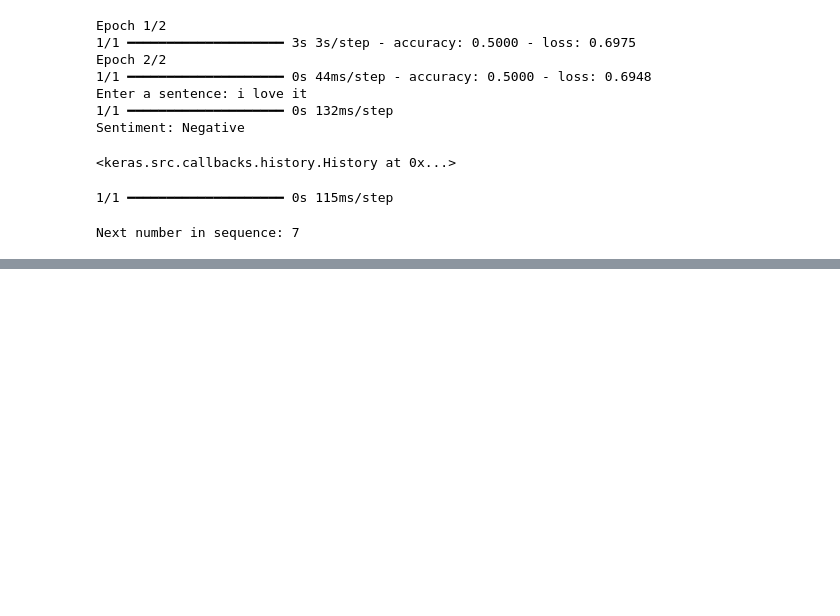
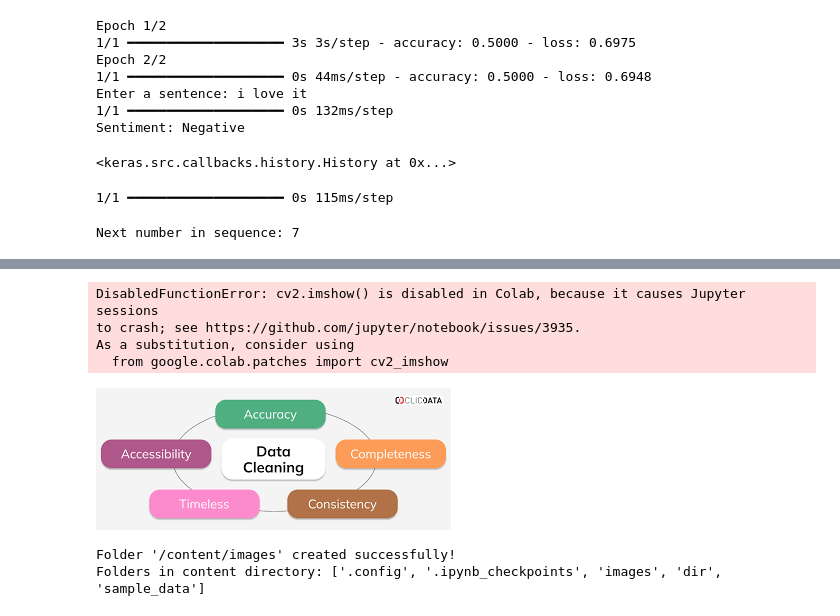
Before and after one commit to arshiya-commits/MyntraCLone, a Jupyter notebook: dl_practice_.ipynb, the cells around one changed output, grey strips where cells are left out. Drawn from its saved outputs; the diff is of its cells as text; code cells hidden in the pictures; blank space fills up the shorter version.

```diff
--- a/dl_practice_.ipynb
+++ b/dl_practice_.ipynb
@@ -476,0 +526,4 @@ Test Accuracy: 0.9437000155448914
+# %%
+mlp=MLPClassifier()
+grid_search=GridSearchCV(mlp,param_grid,cv=5)
+grid_search.fit(x,y)
@@ -476,0 +763,62 @@ Test Accuracy: 0.9437000155448914
+# %%
+import cv2
+
+# Load pre-trained face detector
+face_cascade = cv2.CascadeClassifier(cv2.data.haarcascades + "haarcascade_frontalface_default.xml")
+
+# Read the image
+image = cv2.imread("/data cleaning.png")  # Replace with your image path
+gray = cv2.cvtColor(image, cv2.COLOR_BGR2GRAY)  # Convert to grayscale
+
+# Detect faces
+faces = face_cascade.detectMultiScale(gray, scaleFactor=1.1, minNeighbors=5, minSize=(30, 30))
+
+# Draw a rectangle around detected faces
+for (x, y, w, h) in faces:
+    cv2.rectangle(image, (x, y), (x + w, y + h), (0, 255, 0), 2)
+
+# Show the output
+cv2.imshow("Face Detected", image)
+cv2.waitKey(0)
+cv2.destroyAllWindows()
+# %% [output]
+DisabledFunctionError: cv2.imshow() is disabled in Colab, because it causes Jupyter sessions
+to crash; see https://github.com/jupyter/notebook/issues/3935.
+As a substitution, consider using
+  from google.colab.patches import cv2_imshow
+# %%
+import cv2
+from google.colab.patches import cv2_imshow  # Use this for displaying images in Colab
+
+# Load pre-trained face detector
+face_cascade = cv2.CascadeClassifier(cv2.data.haarcascades + "haarcascade_frontalface_default.xml")
+
+# Read the image
+image = cv2.imread("/data cleaning.png")  # Replace with your image path
+gray = cv2.cvtColor(image, cv2.COLOR_BGR2GRAY)  # Convert to grayscale
+
+# Detect faces
+faces = face_cascade.detectMultiScale(gray, scaleFactor=1.1, minNeighbors=5, minSize=(30, 30))
+
+# Draw a rectangle around detected faces
+for (x, y, w, h) in faces:
+    cv2.rectangle(image, (x, y), (x + w, y + h), (0, 255, 0), 2)
+
+# Display the image in Colab
+cv2_imshow(image)
+# %% [output]
+[figure, added]
+# %%
+import os
+
+# Create a folder named 'images' inside Colab
+folder_path = "/content/images"
+if not os.path.exists(folder_path):
+    os.makedirs(folder_path)
+    print(f"Folder '{folder_path}' created successfully!")
+
+# Check if the folder exists
+print("Folders in content directory:", os.listdir("/content/"))
+# %% [output]
+Folder '/content/images' created successfully!
+Folders in content directory: ['.config', '.ipynb_checkpoints', 'images', 'dir', 'sample_data']
```
Also changed, not shown: parts of 27 cells of this notebook.
